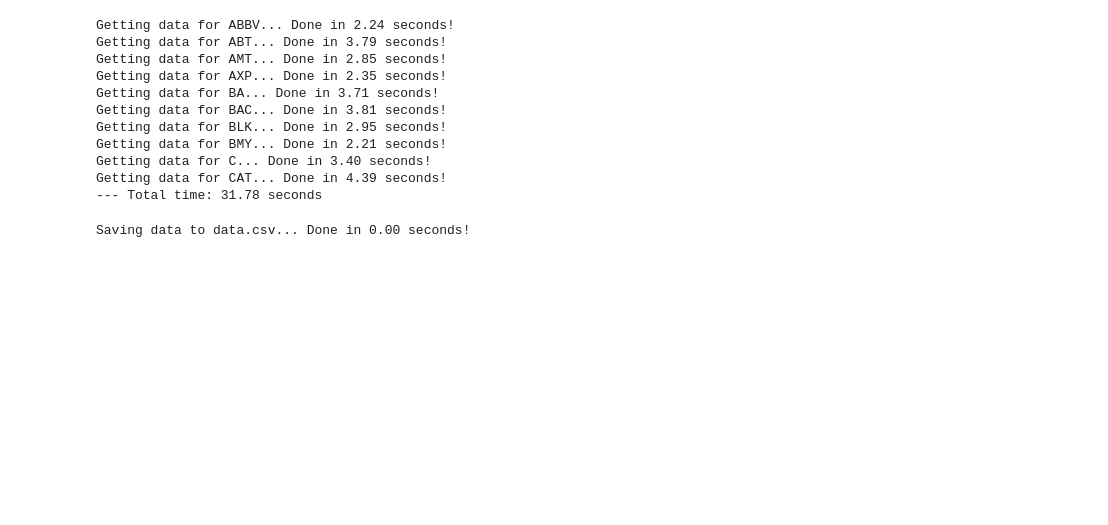
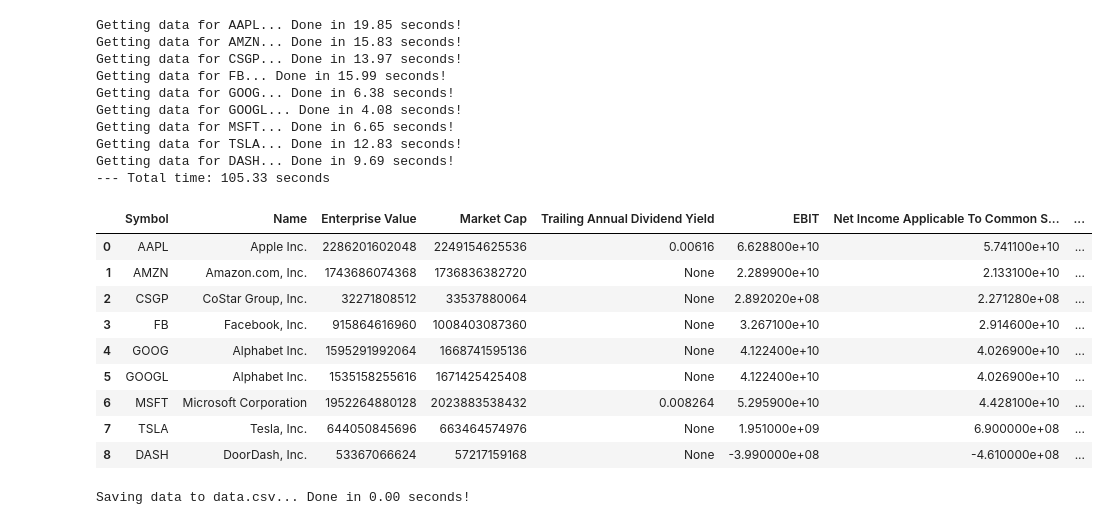
Before and after one commit to ntthuy11/good-companies-at-bargain-prices, a Jupyter notebook: 01_get_data.ipynb, the cells around one changed output. Saved outputs shown, nothing was run; the diff lists cells and outputs as text; code cells hidden in the pictures; blank space fills up the shorter version.

```diff
--- a/01_get_data.ipynb
+++ b/01_get_data.ipynb
@@ -12,7 +12,7 @@ import yfinance as yf  # https://github.com/ranaroussi/yfinance
 
 EXCHANGE_LIST = ['nyse', 'nasdaq', 'amex']  # from https://www.nasdaq.com/market-activity/stocks/screener
 # EXCHANGE_LIST = ['nyse']
-MARKET_CAP_MIN = 100000  # in millions
+MARKET_CAP_MIN = 500000  # in millions
 
 EXPORT_TO_CSV_FILE = 'data.csv'
 
@@ -601,8 +601,8 @@ LATEST_DATA_IDX = 0  # the first column of dataframe
 start_time_all = time.time()
 df_full = pd.DataFrame()
 
-# for ticker in tickers_usa_mktcap:
-for ticker in tickers_usa_mktcap[0:10]:
+for ticker in tickers_usa_mktcap:
+# for ticker in tickers_usa_mktcap[0:10]:
 # for ticker in tickers_usa_mktcap[-1:]:  # get 'DASH'
     company = yf.Ticker(ticker)
 #     company = yf.Ticker('MSFT')
@@ -640,6 +640,7 @@ for ticker in tickers_usa_mktcap[0:10]:
     #  Total Operating Expenses, Cost Of Revenue, Total Other Income Expense Net, Discontinued Operations,
     #  Net Income From Continuing Ops, Net Income Applicable To Common Shares]
     financials = company.financials.iloc[:, LATEST_DATA_IDX]  # company.financials is a dataframe
+#     financials_quarterly = company.quarterly_financials.iloc[:, LATEST_DATA_IDX]
 
     # [Intangible Assets, Total Liab, Total Stockholder Equity, Other Current Liab, Total Assets, Common Stock,
     #  Other Current Assets, Retained Earnings, Other Liab, Good Will, Treasury Stock, Other Assets, Cash,
@@ -647,6 +648,7 @@ for ticker in tickers_usa_mktcap[0:10]:
     #  Property Plant Equipment, Total Current Assets, Long Term Investments, Net Tangible Assets,
     #  Short Term Investments, Net Receivables, Long Term Debt, Inventory, Accounts Payable]
     balance_sheet = company.balance_sheet.iloc[:, LATEST_DATA_IDX]  # company.balance_sheet is a dataframe
+#     balance_sheet_quarterly = company.quarterly_balance_sheet.iloc[:, LATEST_DATA_IDX]
 
     # [Investments, Change To Liabilities, Total Cashflows From Investing Activities, Net Borrowings,
     #  Total Cash From Financing Activities, Change To Operating Activities, Issuance Of Stock, Net Income,
@@ -655,6 +657,7 @@ for ticker in tickers_usa_mktcap[0:10]:
     #  Change To Account Receivables, Other Cashflows From Financing Activities, Change To Netincome,
     #  Capital Expenditures]
     cash_flow = company.cashflow.iloc[:, LATEST_DATA_IDX]  # company.cashflow is a dataframe
+#     cash_flow_quarterly = company.quarterly_cashflow.iloc[:, LATEST_DATA_IDX]
 
     print('Done in %.2f seconds!' % (time.time() - start_time))
 
@@ -743,6 +746,10 @@ for ticker in tickers_usa_mktcap[0:10]:
     net_income_applicable_to_common_shares = \
         financials['Net Income Applicable To Common Shares']  # or 'Net income available to common shareholders'
 
+#     ebit_quarterly = financials_quarterly['Ebit']
+#     net_income_applicable_to_common_shares_quarterly = \
+#         financials_quarterly['Net Income Applicable To Common Shares']
+
     # from balance_sheet
     total_current_assets = balance_sheet['Total Current Assets']
     total_current_liabilities = balance_sheet['Total Current Liabilities']
@@ -750,51 +757,86 @@ for ticker in tickers_usa_mktcap[0:10]:
     total_stockholder_equity = balance_sheet['Total Stockholder Equity']
     long_term_debt = balance_sheet.get('Long Term Debt', None)  # not existing for DASH
 
+#     total_current_assets_quarterly = balance_sheet_quarterly['Total Current Assets']
+#     total_current_liabilities_quarterly = balance_sheet_quarterly['Total Current Liabilities']
+#     property_plant_equipment_quarterly = balance_sheet_quarterly['Property Plant Equipment']
+#     total_stockholder_equity_quarterly = balance_sheet_quarterly['Total Stockholder Equity']
+#     long_term_debt_quarterly = balance_sheet_quarterly.get('Long Term Debt', None)
+
     # from cash_flow
     depreciation = cash_flow['Depreciation']  # or 'Depreciation & amortisation'
     total_cash_from_operating_activities = \
         cash_flow['Total Cash From Operating Activities']  # or 'Net cash provided by operating activities'
     capital_expenditures = cash_flow.get('Capital Expenditures', None)
+
+#     depreciation_quarterly = cash_flow_quarterly['Depreciation']
+#     total_cash_from_operating_activities_quarterly = \
+#         cash_flow_quarterly['Total Cash From Operating Activities']
+#     capital_expenditures_quarterly = cash_flow_quarterly.get('Capital Expenditures', None)
 
     # add the values to a dataframe
     df_dict = {
         'Symbol': ticker,
 
         'Name': short_name,
         'Enterprise Value': enterprise_value,
         'Market Cap': market_cap,
         'Trailing Annual Dividend Yield': trailing_annual_dividend_yield,
 
         'EBIT': ebit,
         'Net Income Applicable To Common Shares': net_income_applicable_to_common_shares,
 
+#         'EBIT (quarterly)': ebit_quarterly,
+#         'Net Income Applicable To Common Shares (quarterly)': net_income_applicable_to_common_shares_quarterly,
+
         'Total Current Assets': total_current_assets,
         'Total Current Liabilities': total_current_liabilities,
         'Property Plant Equipment': property_plant_equipment,
         'Total Stockholder Equity': total_stockholder_equity,
         'Long Term Debt': long_term_debt,
 
+#         'Total Current Assets (quarterly)': total_current_assets_quarterly,
+#         'Total Current Liabilities (quarterly)': total_current_liabilities_quarterly,
+#         'Property Plant Equipment (quarterly)': property_plant_equipment_quarterly,
+#         'Total Stockholder Equity (quarterly)': total_stockholder_equity_quarterly,
+#         'Long Term Debt (quarterly)': long_term_debt_quarterly,
+
         'Depreciation': depreciation,
         'Total Cash From Operating Activities': total_cash_from_operating_activities,
-        'Capital Expenditures': capital_expenditures
+        'Capital Expenditures': capital_expenditures,
+
+#         'Depreciation (quarterly)': depreciation_quarterly,
+#         'Total Cash From Operating Activities (quarterly)': total_cash_from_operating_activities_quarterly,
+#         'Capital Expenditures (quarterly)': capital_expenditures_quarterly
     }
     df = pd.DataFrame(df_dict, index=['1'])
 
     df_full = df_full.append(df, ignore_index=True)
 
 print('--- Total time: %.2f seconds' % (time.time() - start_time_all))
+
+df_full
 # %% [output]
-Getting data for ABBV... Done in 2.24 seconds!
-Getting data for ABT... Done in 3.79 seconds!
-Getting data for AMT... Done in 2.85 seconds!
-Getting data for AXP... Done in 2.35 seconds!
-Getting data for BA... Done in 3.71 seconds!
-Getting data for BAC... Done in 3.81 seconds!
-Getting data for BLK... Done in 2.95 seconds!
-Getting data for BMY... Done in 2.21 seconds!
-Getting data for C... Done in 3.40 seconds!
-Getting data for CAT... Done in 4.39 seconds!
---- Total time: 31.78 seconds
+Getting data for AAPL... Done in 19.85 seconds!
+Getting data for AMZN... Done in 15.83 seconds!
+Getting data for CSGP... Done in 13.97 seconds!
+Getting data for FB... Done in 15.99 seconds!
+Getting data for GOOG... Done in 6.38 seconds!
+Getting data for GOOGL... Done in 4.08 seconds!
+Getting data for MSFT... Done in 6.65 seconds!
+Getting data for TSLA... Done in 12.83 seconds!
+Getting data for DASH... Done in 9.69 seconds!
+--- Total time: 105.33 seconds
+|  | Symbol | Name | Enterprise Value | Market Cap | Trailing Annual Dividend Yield | EBIT | Net Income Applicable To Common S... | ... |
+| 0 | AAPL | Apple Inc. | 2286201602048 | 2249154625536 | 0.00616 | 6.628800e+10 | 5.741100e+10 | ... |
+| 1 | AMZN | Amazon.com, Inc. | 1743686074368 | 1736836382720 | None | 2.289900e+10 | 2.133100e+10 | ... |
+| 2 | CSGP | CoStar Group, Inc. | 32271808512 | 33537880064 | None | 2.892020e+08 | 2.271280e+08 | ... |
+| 3 | FB | Facebook, Inc. | 915864616960 | 1008403087360 | None | 3.267100e+10 | 2.914600e+10 | ... |
+| 4 | GOOG | Alphabet Inc. | 1595291992064 | 1668741595136 | None | 4.122400e+10 | 4.026900e+10 | ... |
+| 5 | GOOGL | Alphabet Inc. | 1535158255616 | 1671425425408 | None | 4.122400e+10 | 4.026900e+10 | ... |
+| 6 | MSFT | Microsoft Corporation | 1952264880128 | 2023883538432 | 0.008264 | 5.295900e+10 | 4.428100e+10 | ... |
+| 7 | TSLA | Tesla, Inc. | 644050845696 | 663464574976 | None | 1.951000e+09 | 6.900000e+08 | ... |
+| 8 | DASH | DoorDash, Inc. | 53367066624 | 57217159168 | None | -3.990000e+08 | -4.610000e+08 | ... |
 # %%
 # ----------- store dataframe to a CSV file
 
```
Also changed, not shown: parts of 3 cells of this notebook, 3 other files.
